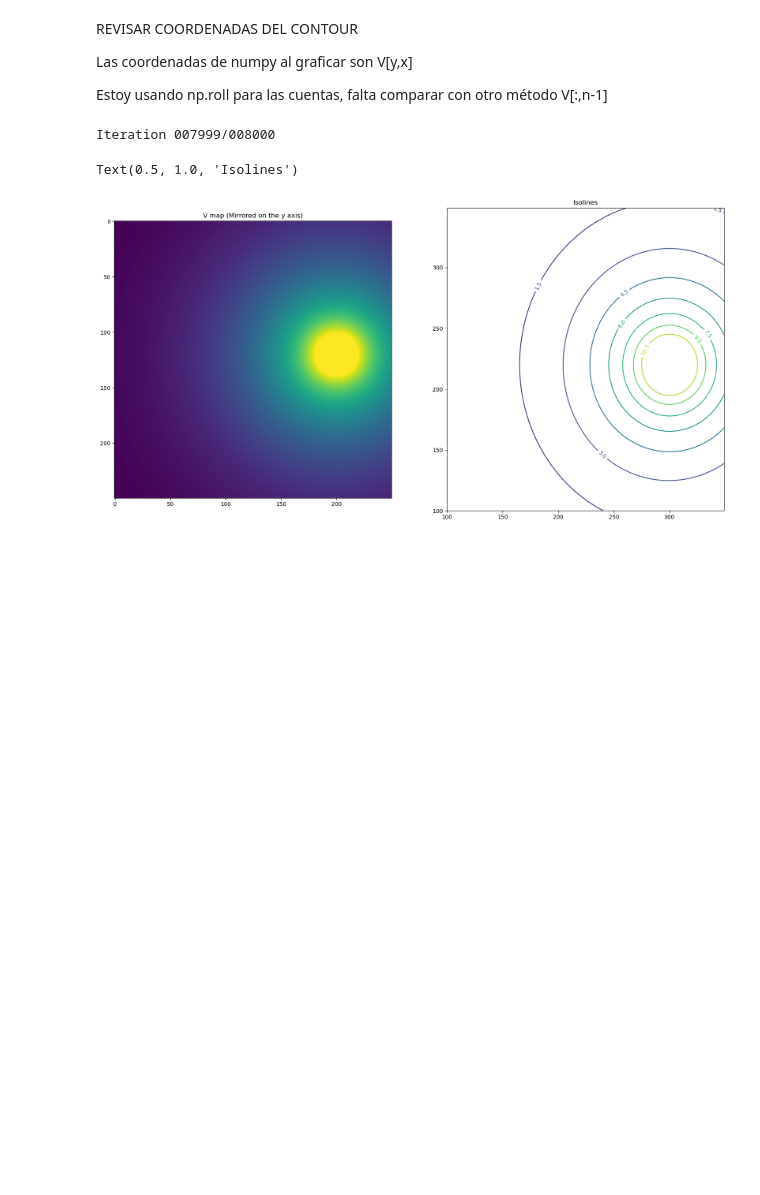
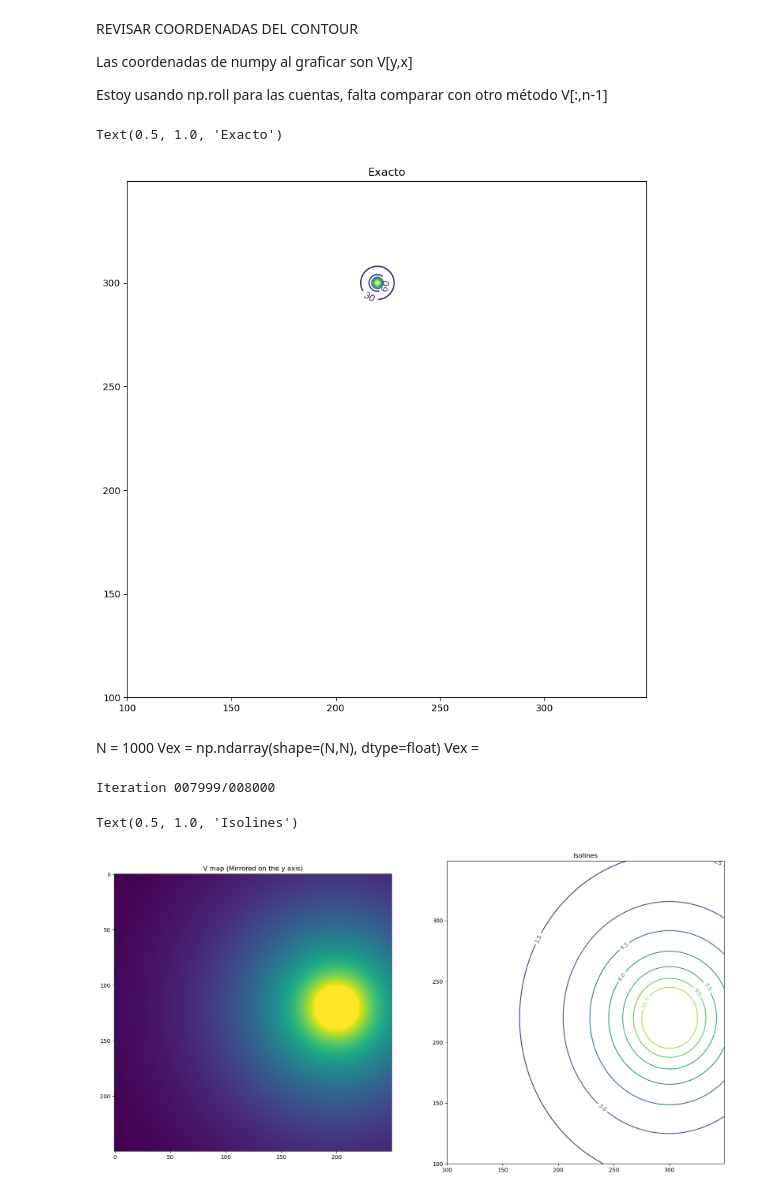
Before and after one commit to epplugins/UTN, a Jupyter notebook: electromagnetismo/em_labo.ipynb, the cells around one changed output. Drawn from its saved outputs; the diff is of its cells as text; code cells hidden in the pictures; blank space fills up the shorter version.

```diff
--- a/electromagnetismo/em_labo.ipynb
+++ b/electromagnetismo/em_labo.ipynb
@@ -15,3 +18,41 @@ from datetime import datetime
+# %%
+x, y = np.ogrid[0:1000, 0:1000]
+xc = 300
+yc = 220
+# x = np.arange(0,5)
+# y = np.arange(0,5)
+
+D = np.sqrt(np.power(x - xc, 2) +
+            np.power(y - yc, 2))
+
+D = 12*20/D
+rr1,cc1 = disk((yc,xc),20)
+D[rr1,cc1] = 12
+D
+
+# ROI
+x1 = 100
+x2 = 350
+y1 = 100
+y2 = 350
+x = np.arange(x1,x2)
+y = np.arange(y1,y2)
+X, Y = np.meshgrid(x, y)
+fig, ax = plt.subplots(1, 1, figsize=(10,10),facecolor=(1, 1, 1) )
+CS2 = ax.contour(X, Y, D[y1:y2,x1:x2])
+ax.clabel(CS2, inline=True, fontsize=10)
+ax.set_title('Exacto')
+# x, y, z = (x * scale_x + offset_x,
+#            y * scale_y + offset_y,
+#            z * scale_z + offset_z)
+# distances = np.sqrt((x-x0)**2+(y-y0)**2+(z-z0)**2)
+# %% [output]
+Text(0.5, 1.0, 'Exacto')
+[figure, added]
+# %% [markdown]
+N = 1000
+Vex = np.ndarray(shape=(N,N), dtype=float)
+Vex =
 # %%
 N = 1000
 niter = 8000
```
Also changed, not shown: parts of 1 cell of this notebook.
